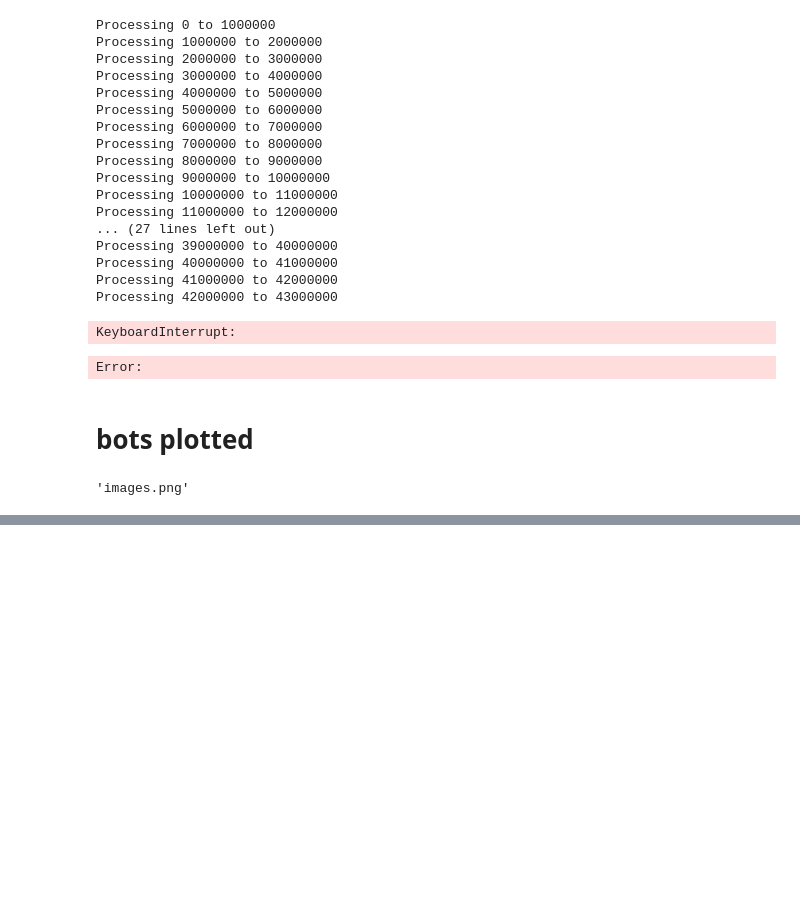
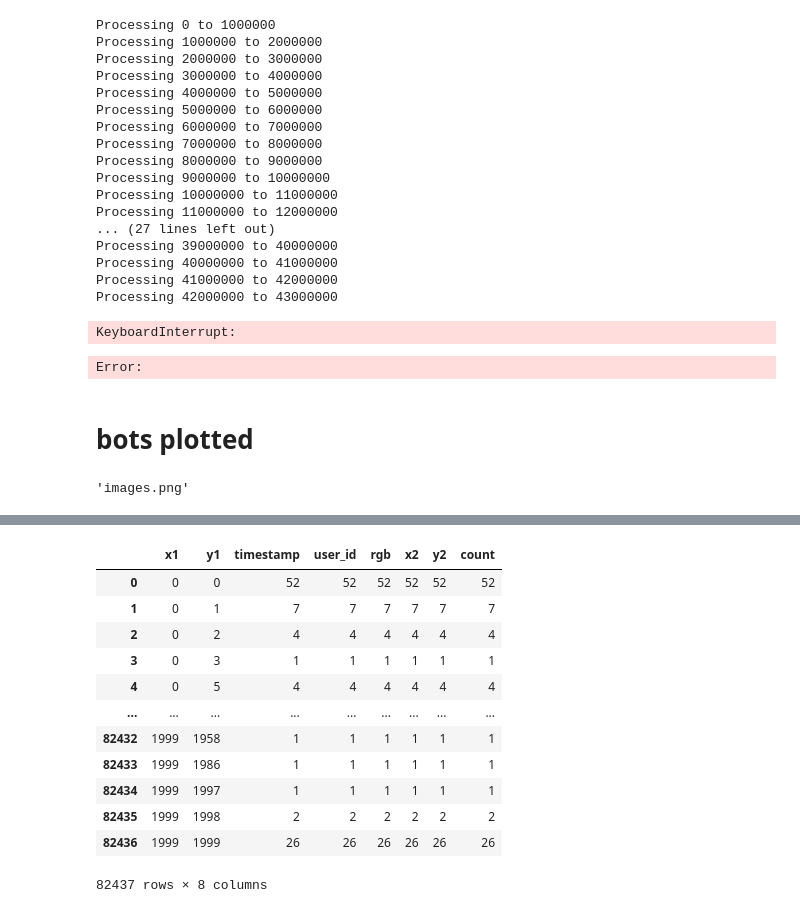
Before and after one commit to WojciechTyczynski/re-place-2022, a Jupyter notebook: Dataexploration.ipynb, the cells around one changed output, grey strips where cells are left out. Cells and saved outputs as stored; diff of their text form; code cells hidden in the pictures; blank space fills up the shorter version.

```diff
--- a/Dataexploration.ipynb
+++ b/Dataexploration.ipynb
@@ -180,0 +193,3 @@ canvas.save_canvas(path='images/bots/')
+# %%
+df = pd.read_parquet('dataset/2022_place_deephaven.parquet', engine='fastparquet')
+df['timestamp'] = pd.to_datetime(df['timestamp'],unit='ns')
@@ -180,0 +292,16 @@ canvas.save_canvas(path='images/bots/')
+# %%
+test_df
+# %% [output]
+|  | x1 | y1 | timestamp | user_id | rgb | x2 | y2 | count |
+| 0 | 0 | 0 | 52 | 52 | 52 | 52 | 52 | 52 |
+| 1 | 0 | 1 | 7 | 7 | 7 | 7 | 7 | 7 |
+| 2 | 0 | 2 | 4 | 4 | 4 | 4 | 4 | 4 |
+| 3 | 0 | 3 | 1 | 1 | 1 | 1 | 1 | 1 |
+| 4 | 0 | 5 | 4 | 4 | 4 | 4 | 4 | 4 |
+| ... | ... | ... | ... | ... | ... | ... | ... | ... |
+| 82432 | 1999 | 1958 | 1 | 1 | 1 | 1 | 1 | 1 |
+| 82433 | 1999 | 1986 | 1 | 1 | 1 | 1 | 1 | 1 |
+| 82434 | 1999 | 1997 | 1 | 1 | 1 | 1 | 1 | 1 |
+| 82435 | 1999 | 1998 | 2 | 2 | 2 | 2 | 2 | 2 |
+| 82436 | 1999 | 1999 | 26 | 26 | 26 | 26 | 26 | 26 |
+82437 rows × 8 columns
```
Also changed, not shown: parts of 12 cells of this notebook, 1 other file.
